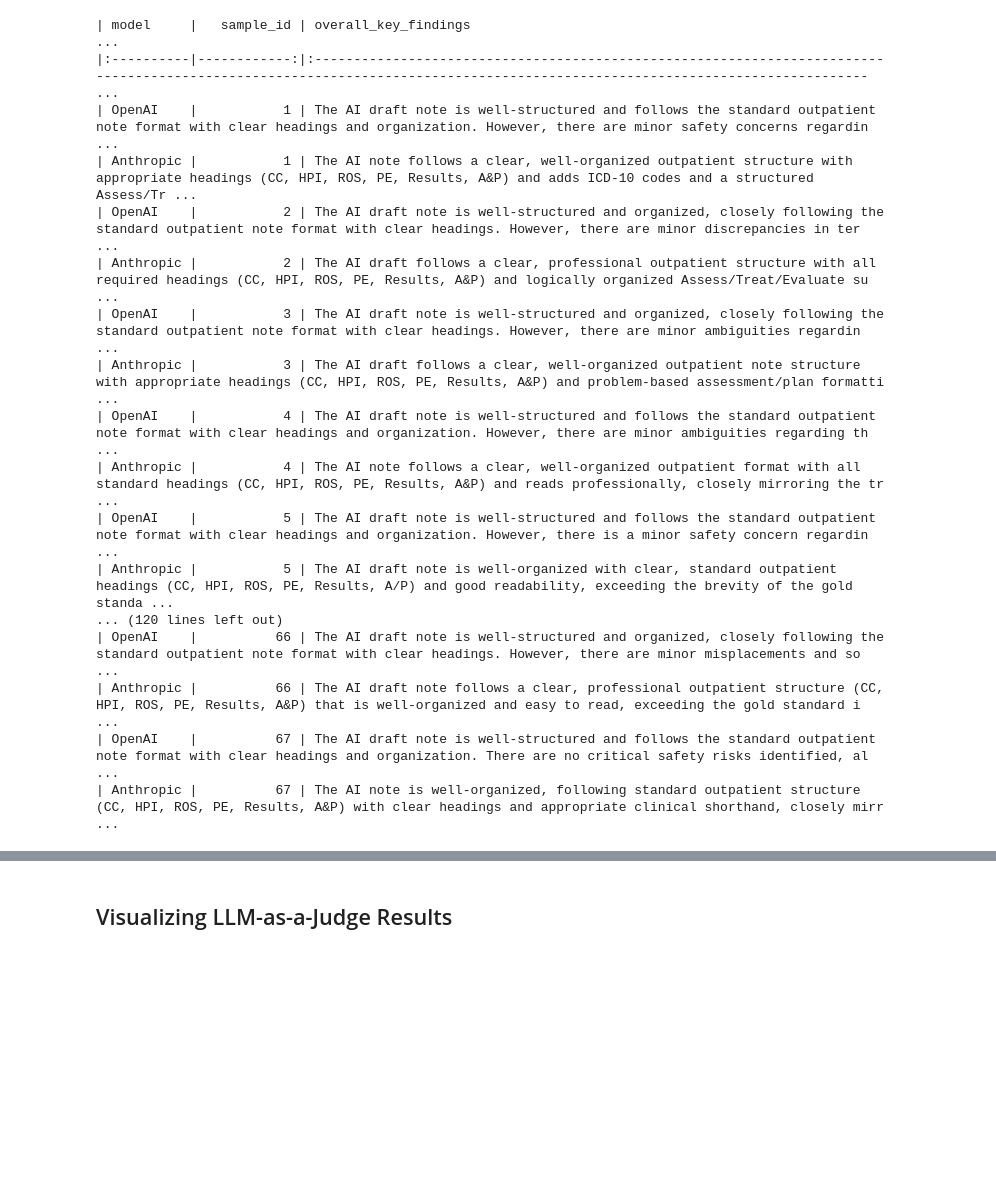
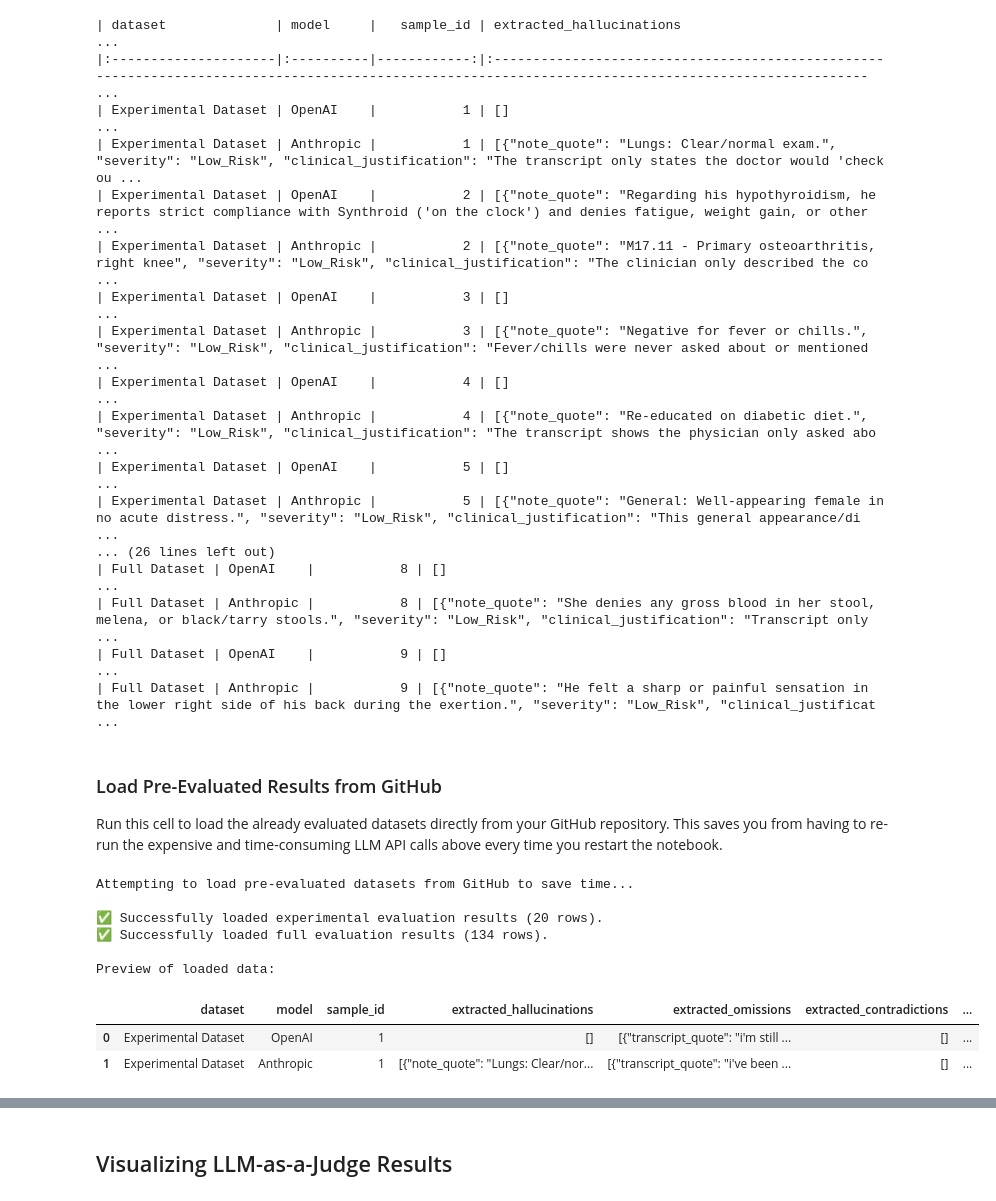
Before and after one commit to nauzleyabedini/Clinical-Note-Evaluation, a Jupyter notebook: Clinical_Note_Eval.ipynb, the cells around one changed output, grey strips where cells are left out. Drawn from its saved outputs; the diff is of its cells as text; code cells hidden in the pictures; blank space fills up the shorter version.

```diff
--- a/Clinical_Note_Eval.ipynb
+++ b/Clinical_Note_Eval.ipynb
@@ -657,20 +389,21 @@ Anthropic Evaluation:
 # %%
-print(aggregated_df.to_markdown(index=False))
+print(aggregated_exp_df.to_markdown(index=False))
+print(aggregated_full_df.to_markdown(index=False))
 # %% [output]
-| model     |   sample_id | overall_key_findings                                                                                                                                                         ...
-|:----------|------------:|:---------------------------------------------------------------------------------------------------------------------------------------------------------------------------- ...
-| OpenAI    |           1 | The AI draft note is well-structured and follows the standard outpatient note format with clear headings and organization. However, there are minor safety concerns regardin ...
-| Anthropic |           1 | The AI note follows a clear, well-organized outpatient structure with appropriate headings (CC, HPI, ROS, PE, Results, A&P) and adds ICD-10 codes and a structured Assess/Tr ...
-| OpenAI    |           2 | The AI draft note is well-structured and organized, closely following the standard outpatient note format with clear headings. However, there are minor discrepancies in ter ...
-| Anthropic |           2 | The AI draft follows a clear, professional outpatient structure with all required headings (CC, HPI, ROS, PE, Results, A&P) and logically organized Assess/Treat/Evaluate su ...
-| OpenAI    |           3 | The AI draft note is well-structured and organized, closely following the standard outpatient note format with clear headings. However, there are minor ambiguities regardin ...
-| Anthropic |           3 | The AI draft follows a clear, well-organized outpatient note structure with appropriate headings (CC, HPI, ROS, PE, Results, A&P) and problem-based assessment/plan formatti ...
-| OpenAI    |           4 | The AI draft note is well-structured and follows the standard outpatient note format with clear headings and organization. However, there are minor ambiguities regarding th ...
-| Anthropic |           4 | The AI note follows a clear, well-organized outpatient format with all standard headings (CC, HPI, ROS, PE, Results, A&P) and reads professionally, closely mirroring the tr ...
-| OpenAI    |           5 | The AI draft note is well-structured and follows the standard outpatient note format with clear headings and organization. However, there is a minor safety concern regardin ...
-| Anthropic |           5 | The AI draft note is well-organized with clear, standard outpatient headings (CC, HPI, ROS, PE, Results, A/P) and good readability, exceeding the brevity of the gold standa ...
-... (120 lines left out)
-| OpenAI    |          66 | The AI draft note is well-structured and organized, closely following the standard outpatient note format with clear headings. However, there are minor misplacements and so ...
-| Anthropic |          66 | The AI draft note follows a clear, professional outpatient structure (CC, HPI, ROS, PE, Results, A&P) that is well-organized and easy to read, exceeding the gold standard i ...
-| OpenAI    |          67 | The AI draft note is well-structured and follows the standard outpatient note format with clear headings and organization. There are no critical safety risks identified, al ...
-| Anthropic |          67 | The AI note is well-organized, following standard outpatient structure (CC, HPI, ROS, PE, Results, A&P) with clear headings and appropriate clinical shorthand, closely mirr ...
+| dataset              | model     |   sample_id | extracted_hallucinations                                                                                                                              ...
+|:---------------------|:----------|------------:|:----------------------------------------------------------------------------------------------------------------------------------------------------- ...
+| Experimental Dataset | OpenAI    |           1 | []                                                                                                                                                    ...
+| Experimental Dataset | Anthropic |           1 | [{"note_quote": "Lungs: Clear/normal exam.", "severity": "Low_Risk", "clinical_justification": "The transcript only states the doctor would 'check ou ...
+| Experimental Dataset | OpenAI    |           2 | [{"note_quote": "Regarding his hypothyroidism, he reports strict compliance with Synthroid ('on the clock') and denies fatigue, weight gain, or other ...
+| Experimental Dataset | Anthropic |           2 | [{"note_quote": "M17.11 - Primary osteoarthritis, right knee", "severity": "Low_Risk", "clinical_justification": "The clinician only described the co ...
+| Experimental Dataset | OpenAI    |           3 | []                                                                                                                                                    ...
+| Experimental Dataset | Anthropic |           3 | [{"note_quote": "Negative for fever or chills.", "severity": "Low_Risk", "clinical_justification": "Fever/chills were never asked about or mentioned  ...
+| Experimental Dataset | OpenAI    |           4 | []                                                                                                                                                    ...
+| Experimental Dataset | Anthropic |           4 | [{"note_quote": "Re-educated on diabetic diet.", "severity": "Low_Risk", "clinical_justification": "The transcript shows the physician only asked abo ...
+| Experimental Dataset | OpenAI    |           5 | []                                                                                                                                                    ...
+| Experimental Dataset | Anthropic |           5 | [{"note_quote": "General: Well-appearing female in no acute distress.", "severity": "Low_Risk", "clinical_justification": "This general appearance/di ...
+... (26 lines left out)
+| Full Dataset | OpenAI    |           8 | []                                                                                                                                                            ...
+| Full Dataset | Anthropic |           8 | [{"note_quote": "She denies any gross blood in her stool, melena, or black/tarry stools.", "severity": "Low_Risk", "clinical_justification": "Transcript only ...
+| Full Dataset | OpenAI    |           9 | []                                                                                                                                                            ...
+| Full Dataset | Anthropic |           9 | [{"note_quote": "He felt a sharp or painful sensation in the lower right side of his back during the exertion.", "severity": "Low_Risk", "clinical_justificat ...
@@ -702,0 +410,42 @@ print(aggregated_df.to_markdown(index=False))
+# %% [markdown]
+### Load Pre-Evaluated Results from GitHub
+
+Run this cell to load the already evaluated datasets directly from your GitHub repository. This saves you from having to re-run the expensive and time-consuming LLM API calls above every time you restart the notebook.
+# %%
+import pandas as pd
+
+# URLs to your pre-evaluated datasets hosted on GitHub
+# Update these if your file names or folder structures change
+exp_eval_url = 'https://raw.githubusercontent.com/nauzleyabedini/Clinical-Note-Evaluation/main/Data/aggregated_experimental_evaluation_results_v2_4_modules.csv'
+full_eval_url = 'https://raw.githubusercontent.com/nauzleyabedini/Clinical-Note-Evaluation/main/Data/aggregated_full_evaluation_results_v2_4_modules.csv'
+
+print("Attempting to load pre-evaluated datasets from GitHub to save time...\n")
+
+try:
+    # We overwrite the aggregated_exp_df variable with the one from GitHub
+    aggregated_exp_df = pd.read_csv(exp_eval_url)
+    print(f"✅ Successfully loaded experimental evaluation results ({len(aggregated_exp_df)} rows).")
+except Exception as e:
+    print(f"⚠️ Could not load experimental evaluation results from GitHub. (Have you pushed it to the repo yet?)\nError: {e}\n")
+
+try:
+    # We overwrite the aggregated_full_df variable with the one from GitHub
+    aggregated_full_df = pd.read_csv(full_eval_url)
+    print(f"✅ Successfully loaded full evaluation results ({len(aggregated_full_df)} rows).")
+except Exception as e:
+    print(f"⚠️ Could not load full evaluation results from GitHub. (Have you pushed it to the repo yet?)\nError: {e}")
+
+# Quick check to show it loaded correctly
+if 'aggregated_exp_df' in globals() and not aggregated_exp_df.empty:
+    print("\nPreview of loaded data:")
+    display(aggregated_exp_df.head(2))
+# %% [output]
+Attempting to load pre-evaluated datasets from GitHub to save time...
+
+✅ Successfully loaded experimental evaluation results (20 rows).
+✅ Successfully loaded full evaluation results (134 rows).
+
+Preview of loaded data:
+|  | dataset | model | sample_id | extracted_hallucinations | extracted_omissions | extracted_contradictions | ... |
+| 0 | Experimental Dataset | OpenAI | 1 | [] | [{"transcript_quote": "i'm still ... | [] | ... |
+| 1 | Experimental Dataset | Anthropic | 1 | [{"note_quote": "Lungs: Clear/nor... | [{"transcript_quote": "i've been ... | [] | ... |
```
Also changed, not shown: parts of 35 cells of this notebook.
